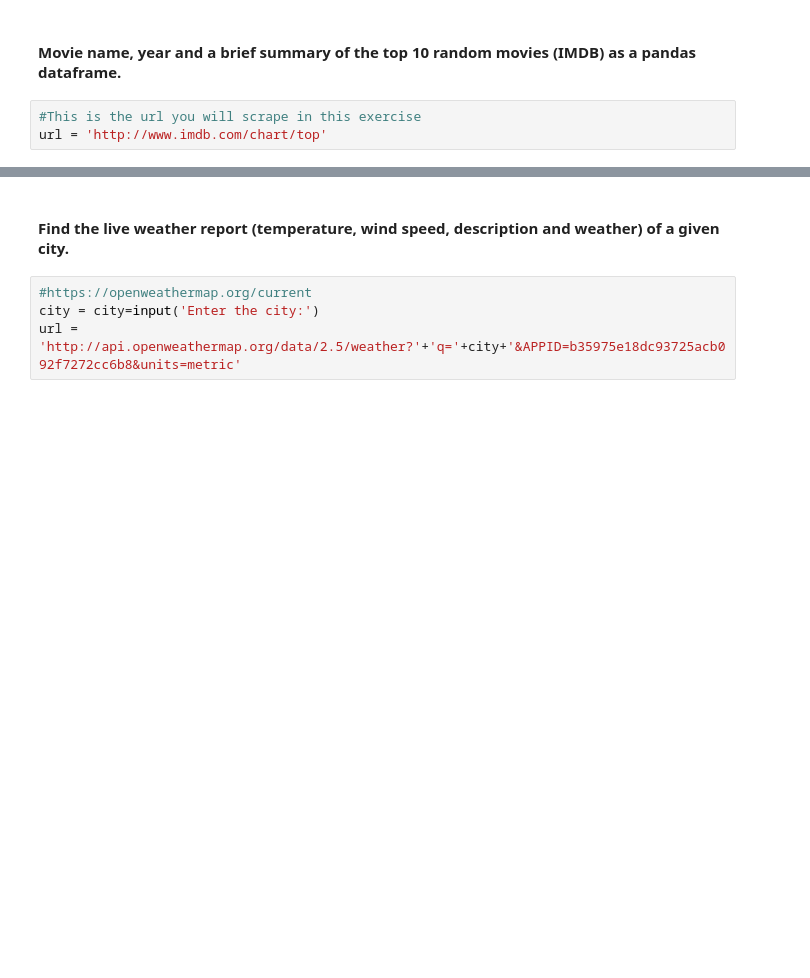
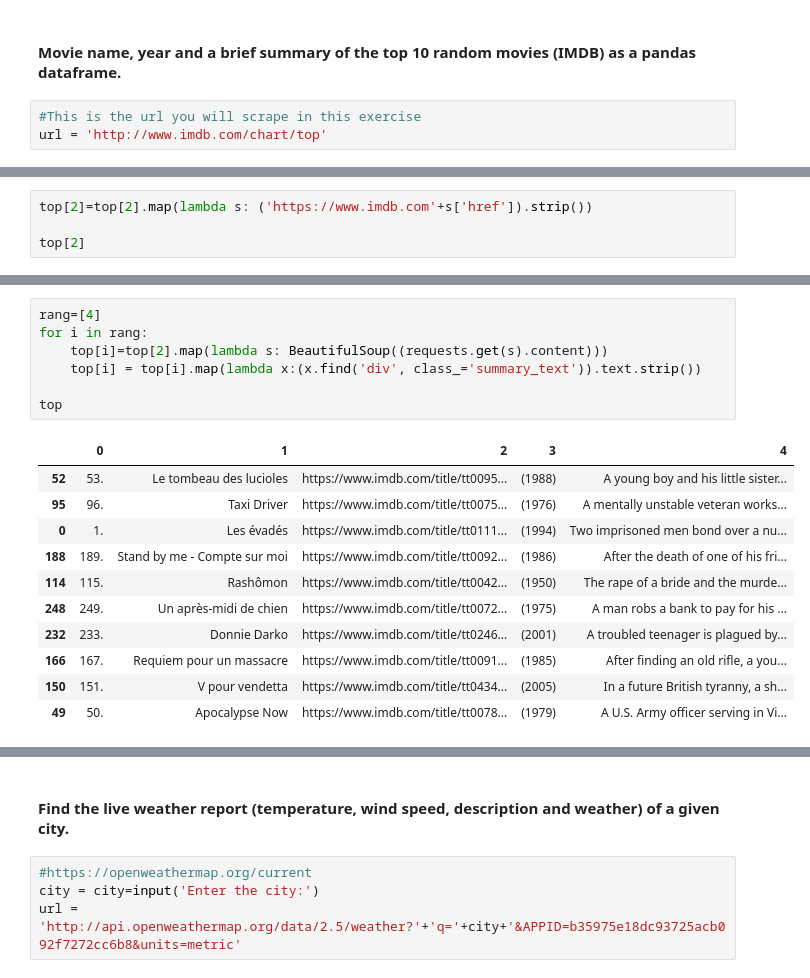
Before and after one commit to sandrineh/data-labs, a Jupyter notebook: module-1/lab-web-scraping/your-code/main.ipynb, the cells around one changed output, grey strips where cells are left out. Cells and saved outputs as stored; diff of their text form; blank space fills up the shorter version.

```diff
--- a/module-1/lab-web-scraping/your-code/main.ipynb
+++ b/module-1/lab-web-scraping/your-code/main.ipynb
@@ -743,0 +763,4 @@ top.head()
+# %%
+top[2]=top[2].map(lambda s: ('https://www.imdb.com'+s['href']).strip())
+
+top[2]
@@ -743,0 +779,19 @@ top.head()
+# %%
+rang=[4]
+for i in rang:
+    top[i]=top[2].map(lambda s: BeautifulSoup((requests.get(s).content)))
+    top[i] = top[i].map(lambda x:(x.find('div', class_='summary_text')).text.strip())
+
+top
+# %% [output]
+|  | 0 | 1 | 2 | 3 | 4 |
+| 52 | 53. | Le tombeau des lucioles | https://www.imdb.com/title/tt0095... | (1988) | A young boy and his little sister... |
+| 95 | 96. | Taxi Driver | https://www.imdb.com/title/tt0075... | (1976) | A mentally unstable veteran works... |
+| 0 | 1. | Les évadés | https://www.imdb.com/title/tt0111... | (1994) | Two imprisoned men bond over a nu... |
+| 188 | 189. | Stand by me - Compte sur moi | https://www.imdb.com/title/tt0092... | (1986) | After the death of one of his fri... |
+| 114 | 115. | Rashômon | https://www.imdb.com/title/tt0042... | (1950) | The rape of a bride and the murde... |
+| 248 | 249. | Un après-midi de chien | https://www.imdb.com/title/tt0072... | (1975) | A man robs a bank to pay for his ... |
+| 232 | 233. | Donnie Darko | https://www.imdb.com/title/tt0246... | (2001) | A troubled teenager is plagued by... |
+| 166 | 167. | Requiem pour un massacre | https://www.imdb.com/title/tt0091... | (1985) | After finding an old rifle, a you... |
+| 150 | 151. | V pour vendetta | https://www.imdb.com/title/tt0434... | (2005) | In a future British tyranny, a sh... |
+| 49 | 50. | Apocalypse Now | https://www.imdb.com/title/tt0078... | (1979) | A U.S. Army officer serving in Vi... |
```
Also changed, not shown: parts of 9 cells of this notebook.
